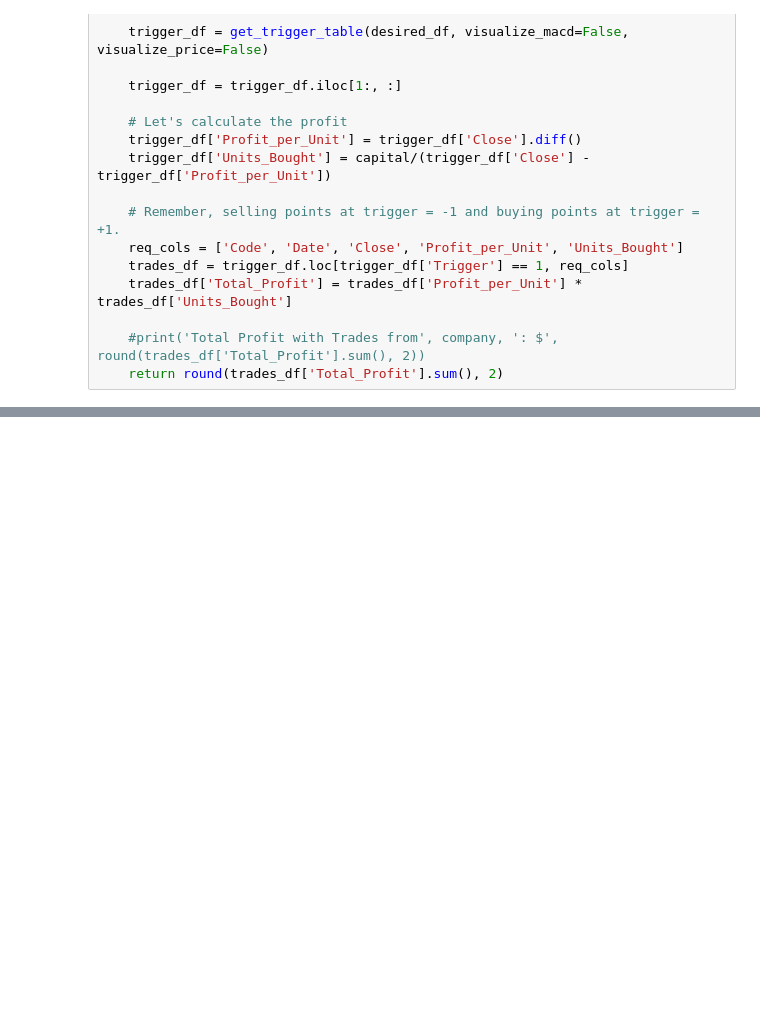
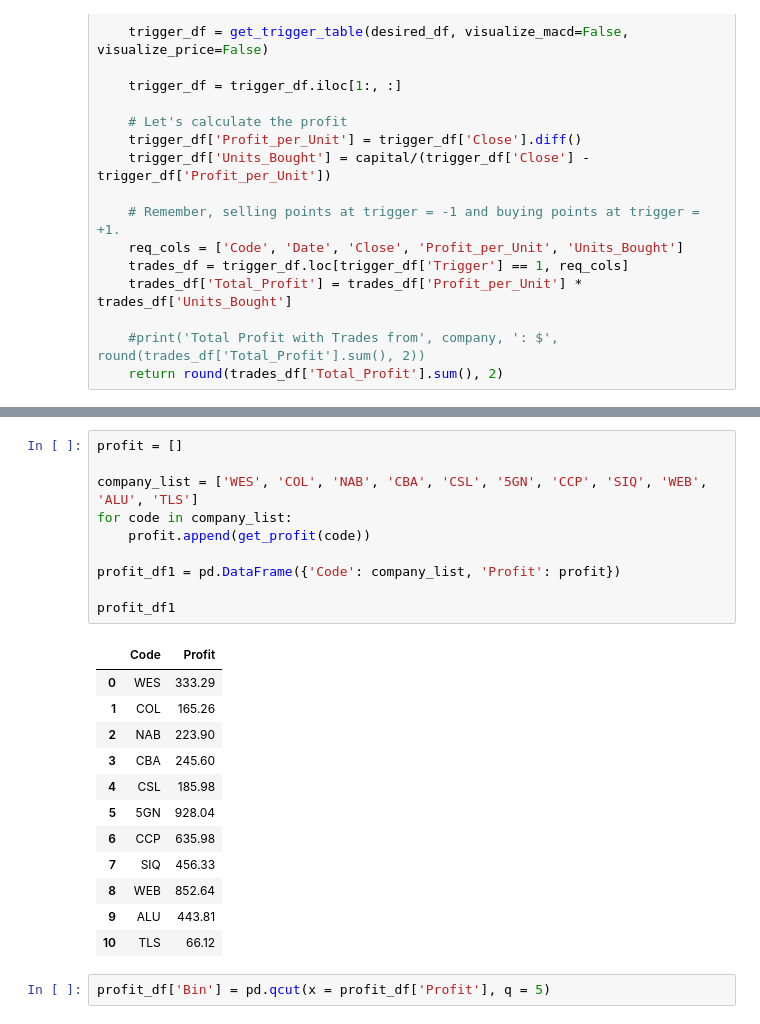
Before and after one commit to asa273/Experiments, a Jupyter notebook: ASX Analysis.ipynb, the cells around one changed output, grey strips where cells are left out. Cells and saved outputs as stored; diff of their text form; blank space fills up the shorter version.

```diff
--- a/ASX Analysis.ipynb
+++ b/ASX Analysis.ipynb
@@ -170,0 +196,25 @@ profit_df.head()
+# %%
+profit = []
+
+company_list = ['WES', 'COL', 'NAB', 'CBA', 'CSL', '5GN', 'CCP', 'SIQ', 'WEB', 'ALU', 'TLS']
+for code in company_list:
+    profit.append(get_profit(code))
+
+profit_df1 = pd.DataFrame({'Code': company_list, 'Profit': profit})
+
+profit_df1
+# %% [output]
+|  | Code | Profit |
+| 0 | WES | 333.29 |
+| 1 | COL | 165.26 |
+| 2 | NAB | 223.90 |
+| 3 | CBA | 245.60 |
+| 4 | CSL | 185.98 |
+| 5 | 5GN | 928.04 |
+| 6 | CCP | 635.98 |
+| 7 | SIQ | 456.33 |
+| 8 | WEB | 852.64 |
+| 9 | ALU | 443.81 |
+| 10 | TLS | 66.12 |
+# %%
+profit_df['Bin'] = pd.qcut(x = profit_df['Profit'], q = 5)
```
Also changed, not shown: parts of 8 cells of this notebook.
